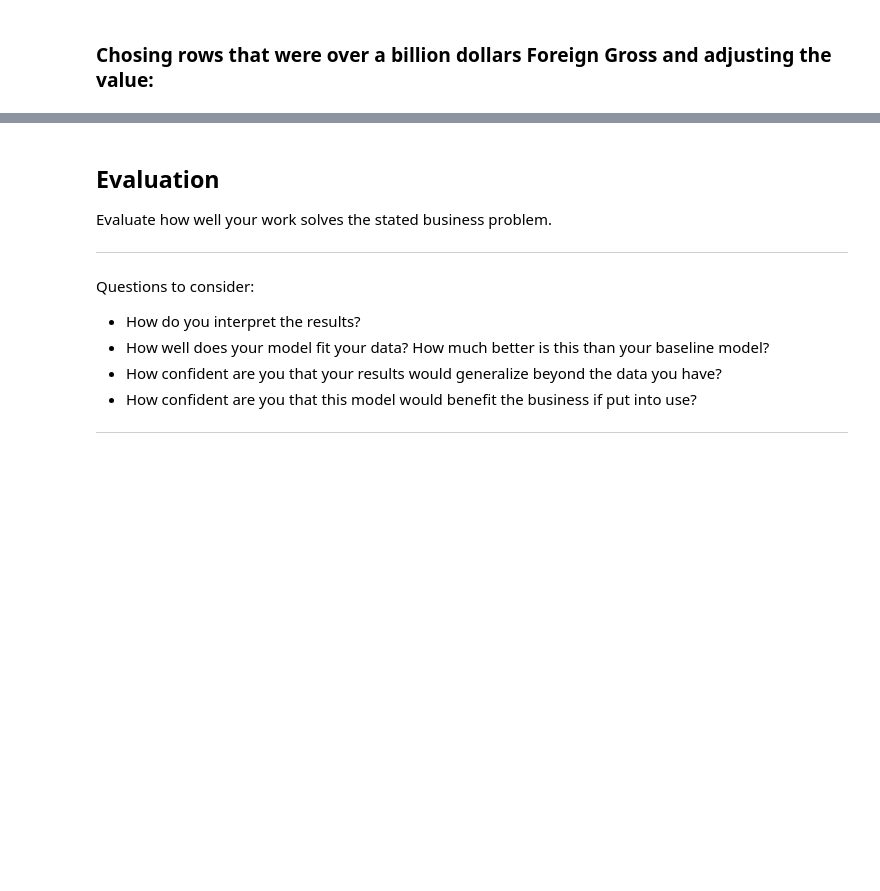
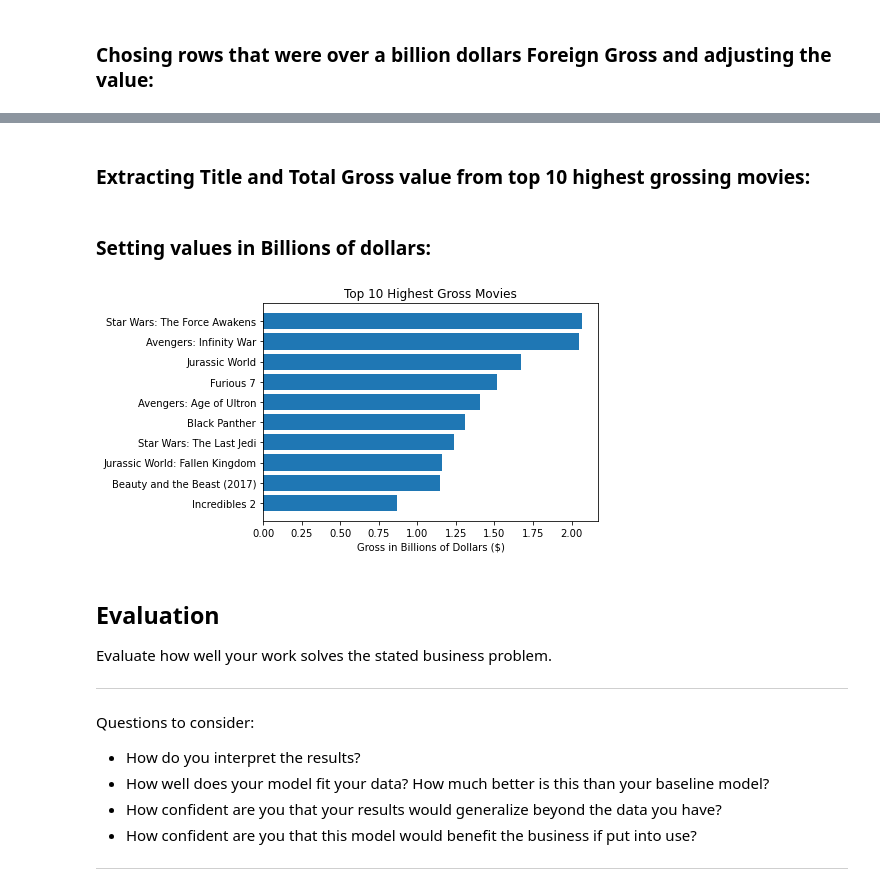
Before and after one commit to epradojr/Microsoft-Movie-Studio-Business-Proposition, a Jupyter notebook: dsc-phase1-project-marcelo.ipynb, the cells around one changed output, grey strips where cells are left out. Cells and saved outputs as stored; diff of their text form; code cells hidden in the pictures; blank space fills up the shorter version.

Commit message:
Created Total Gross. Made first vizualization

```diff
--- a/dsc-phase1-project-marcelo.ipynb
+++ b/dsc-phase1-project-marcelo.ipynb
@@ -171,0 +176,2 @@ Questions to consider:
+# %%
+df['total_gross'] = df['domestic_gross'] + df['foreign_gross']
@@ -172,3 +192,22 @@ Questions to consider:
+# %% [markdown]
+### Extracting Title and Total Gross value from top 10 highest grossing movies:
+# %%
+height = sorted(df.sort_values(by='foreign_gross', ascending=False)[:10]['total_gross'].tolist())
+x = df.sort_values(by='total_gross', ascending=False)[:10]['title'].values.tolist()
+x.reverse()
+# %% [markdown]
+### Setting values in Billions of dollars:
+# %%
+for i in range(len(height)):
+    height[i] /= 1000000000
+# %%
+fig, ax = plt.subplots()
+
+ax.barh(x, height)
+ax.set_title('Top 10 Highest Gross Movies')
+ax.set_xlabel('Gross in Billions of Dollars ($)');
+# %% [output]
+[figure, added]
 # %% [markdown]
 ## Evaluation
 Evaluate how well your work solves the stated business problem.
```
Also changed, not shown: parts of 6 cells of this notebook.
